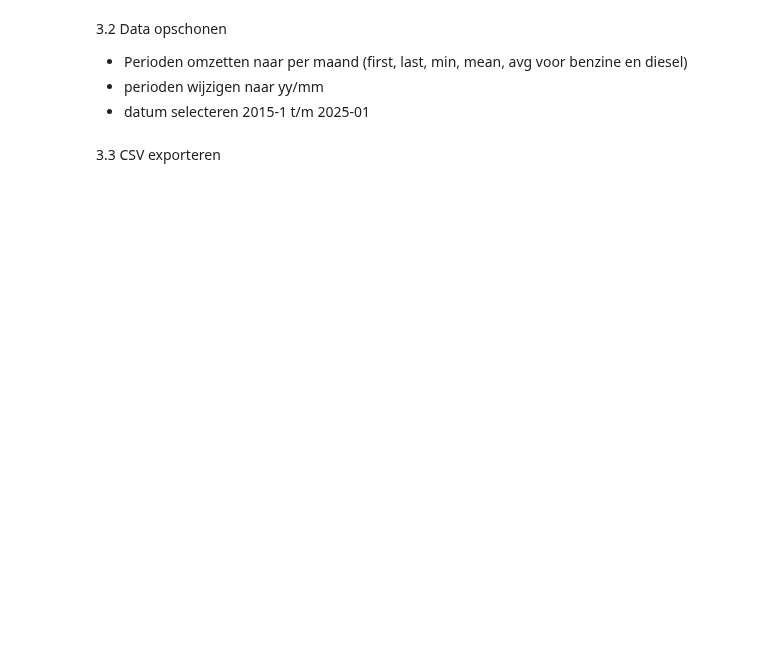
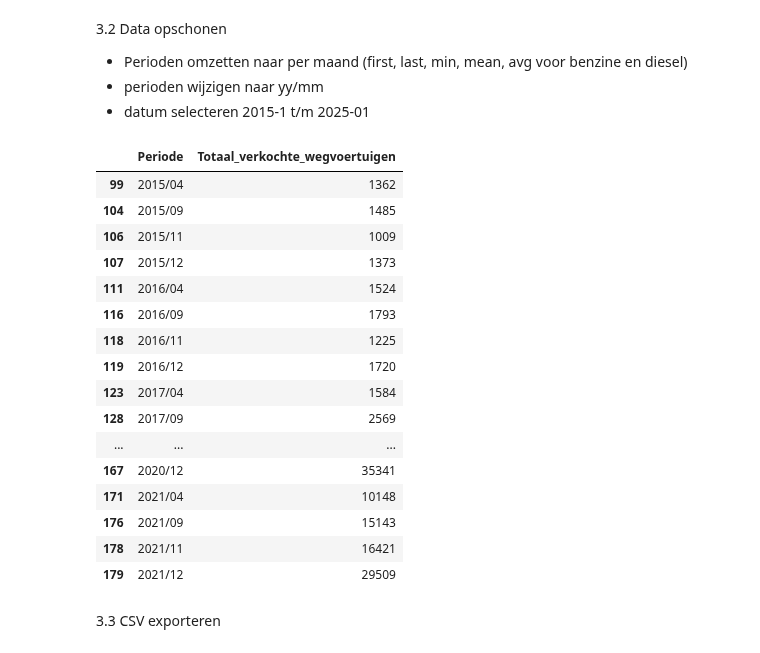
Before and after one commit to DylanHaaz/Tryhard, a Jupyter notebook: Code/Data exploration/Versie 1/Datainladen_1_.IPYNB, the cells around one changed output. Cells and saved outputs as stored; diff of their text form; code cells hidden in the pictures; blank space fills up the shorter version.

Commit message:
Alle datsets opgeschoont, moet alleen nog gejoined worden (daar gaat het nu fout)

```diff
--- a/Code/Data exploration/Versie 1/Datainladen_1_.IPYNB
+++ b/Code/Data exploration/Versie 1/Datainladen_1_.IPYNB
@@ -179,5 +289,54 @@ https://opendata.cbs.nl/#/CBS/nl/dataset/85898NED/table?ts=1745764299955
 - Perioden omzetten naar per maand (first, last, min, mean, avg voor benzine en diesel)
 -  perioden wijzigen naar yy/mm
 - datum selecteren 2015-1 t/m 2025-01
+# %%
+
+# 1. Alleen relevante kolommen behouden
+df_wegvoertuigen = df_wegvoertuigenRaw[['Perioden', 'Totaal verkochte wegvoertuigen (aantal)']].copy()
+
+# 2. Drop lege rijen (verwijder records zonder verkochte voertuigen)
+df_wegvoertuigen = df_wegvoertuigen.dropna(subset=['Totaal verkochte wegvoertuigen (aantal)'])
+
+# 3. Periode omzetten naar datetime
+df_wegvoertuigen['Perioden'] = pd.to_datetime(df_wegvoertuigen['Perioden'], format='%Y %B', errors='coerce')
+
+# 4. Omzetten naar YYYY/MM string
+df_wegvoertuigen['Perioden'] = df_wegvoertuigen['Perioden'].dt.strftime('%Y/%m')
+
+# 5. Duplicates verwijderen (soms komen dezelfde maanden meerdere keren voor)
+df_wegvoertuigen = df_wegvoertuigen.drop_duplicates(subset=['Perioden'])
+
+# 6. Filter op periode 2015-01 t/m 2025-04
+df_wegvoertuigen = df_wegvoertuigen[
+    (df_wegvoertuigen['Perioden'] >= '2015/01') &
+    (df_wegvoertuigen['Perioden'] <= '2025/04')
+]
+
+# 7. Kolommen hernoemen
+df_wegvoertuigen = df_wegvoertuigen.rename(columns={
+    'Perioden': 'Periode',
+    'Totaal verkochte wegvoertuigen (aantal)': 'Totaal_verkochte_wegvoertuigen'
+})
+
+# 8. Resultaat bekijken
+display(df_wegvoertuigen)
+# %% [output]
+|  | Periode | Totaal_verkochte_wegvoertuigen |
+| 99 | 2015/04 | 1362 |
+| 104 | 2015/09 | 1485 |
+| 106 | 2015/11 | 1009 |
+| 107 | 2015/12 | 1373 |
+| 111 | 2016/04 | 1524 |
+| 116 | 2016/09 | 1793 |
+| 118 | 2016/11 | 1225 |
+| 119 | 2016/12 | 1720 |
+| 123 | 2017/04 | 1584 |
+| 128 | 2017/09 | 2569 |
+| ... | ... | ... |
+| 167 | 2020/12 | 35341 |
+| 171 | 2021/04 | 10148 |
+| 176 | 2021/09 | 15143 |
+| 178 | 2021/11 | 16421 |
+| 179 | 2021/12 | 29509 |
 # %% [markdown]
 3.3 CSV exporteren
```
Also changed, not shown: parts of 8 cells of this notebook.
